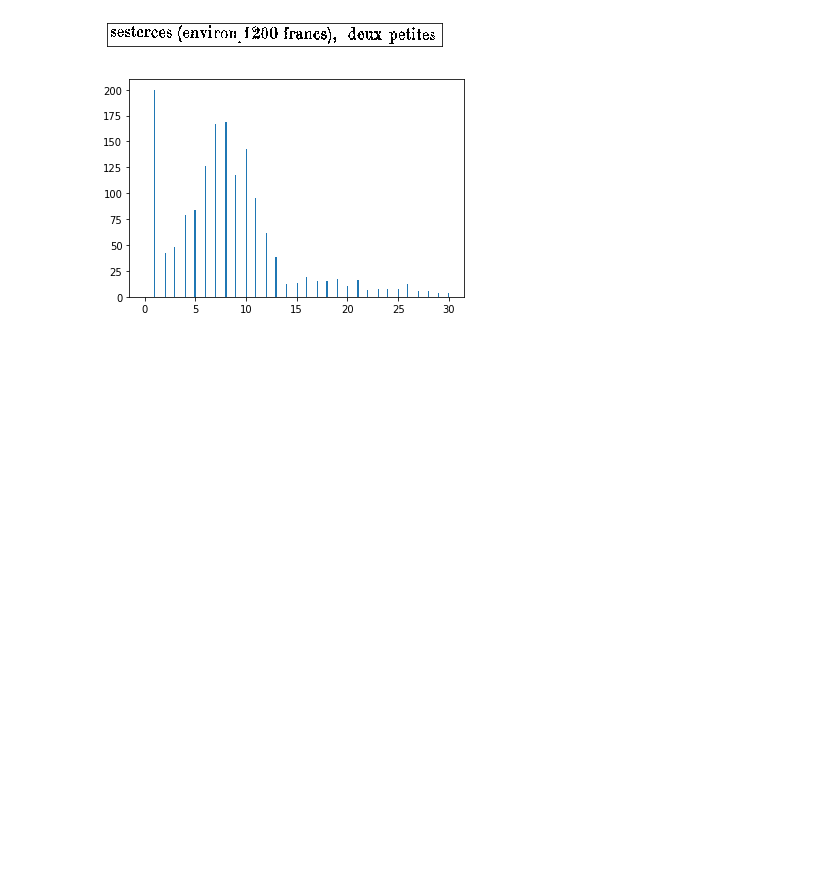
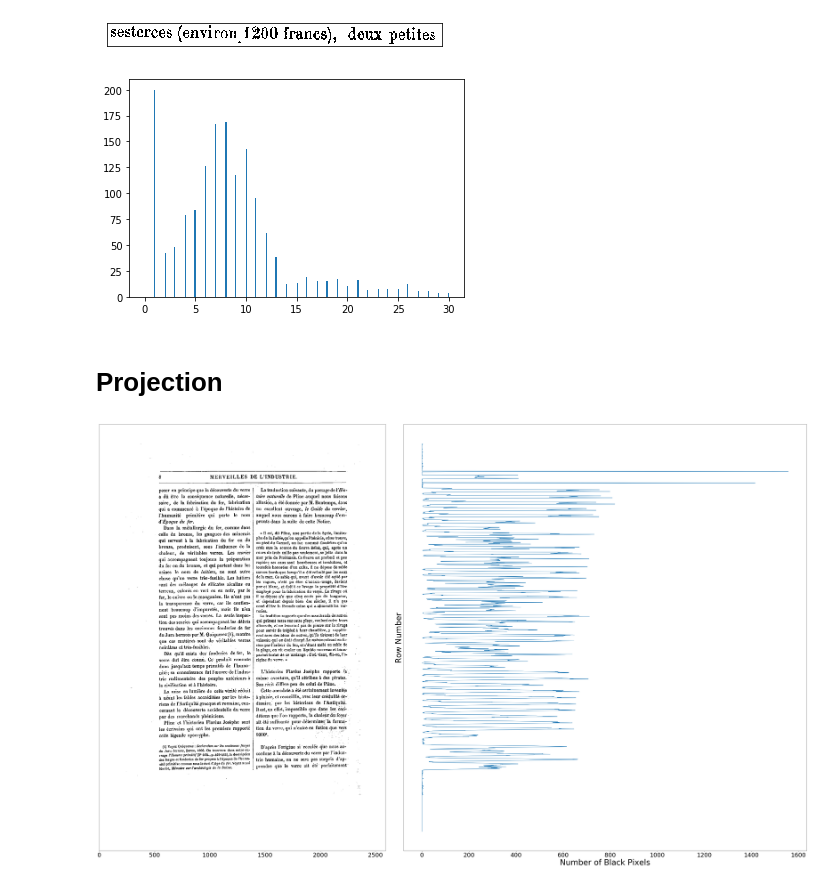
Before and after one commit to loredeluca/Document-Recognition, a Jupyter notebook: Progetto DDM.ipynb, the cells around one changed output. Drawn from its saved outputs; the diff is of its cells as text; code cells hidden in the pictures; blank space fills up the shorter version.

Commit message:
horizontal projection

```diff
--- a/Progetto DDM.ipynb
+++ b/Progetto DDM.ipynb
@@ -351,3 +351,37 @@ histogram(img_bin,pix_dist)
 [ -1 187   1 ...   1   1   1]
 [figure]
 [figure]
+# %% [markdown]
+# Projection
+# %%
+import cv2
+import numpy as np
+from matplotlib import pyplot as plt
+from random import *
+
+img_name='prova3.tif'
+img = cv2.imread(img_name, 0)
+img_bin = cv2.threshold(img,0,255,cv2.THRESH_BINARY+cv2.THRESH_OTSU)[1]
+
+#Counting black pixels per row (axis=0: col, axis=1:row)
+counts = np.sum(img_bin==0, axis=1)
+row_number = [i for i in range(thres.shape[0])]
+#counts = smooth(counts,20) #ammorbidisce il grafico dei pixel
+
+f, (ax1, ax2) = plt.subplots(1, 2, sharey=True, figsize=(70, 40))
+ax1.imshow(img,'gray'), plt.yticks([])
+ax1.tick_params(axis='both', which='major', labelsize=30)
+ax2.plot(counts,row_number,label='fit')
+ax2.tick_params(axis='both', which='major', labelsize=30)
+plt.xlabel('Number of Black Pixels',fontsize=40)
+plt.ylabel('Row Number',fontsize=40)
+plt.subplots_adjust( wspace = -0.1)
+plt.savefig('Projection.png')#, dpi=1800)
+#plt.figure(figsize=(40,40))
+#plt.imshow(img,'gray')#, plt.xticks([]), plt.yticks([])
+#plt.xlabel('Number of Black Pixels')
+#plt.ylabel('Row Number')
+#plt.title('Horizontal Projection')
+#plt.show()
+# %% [output]
+[figure, added]
```
